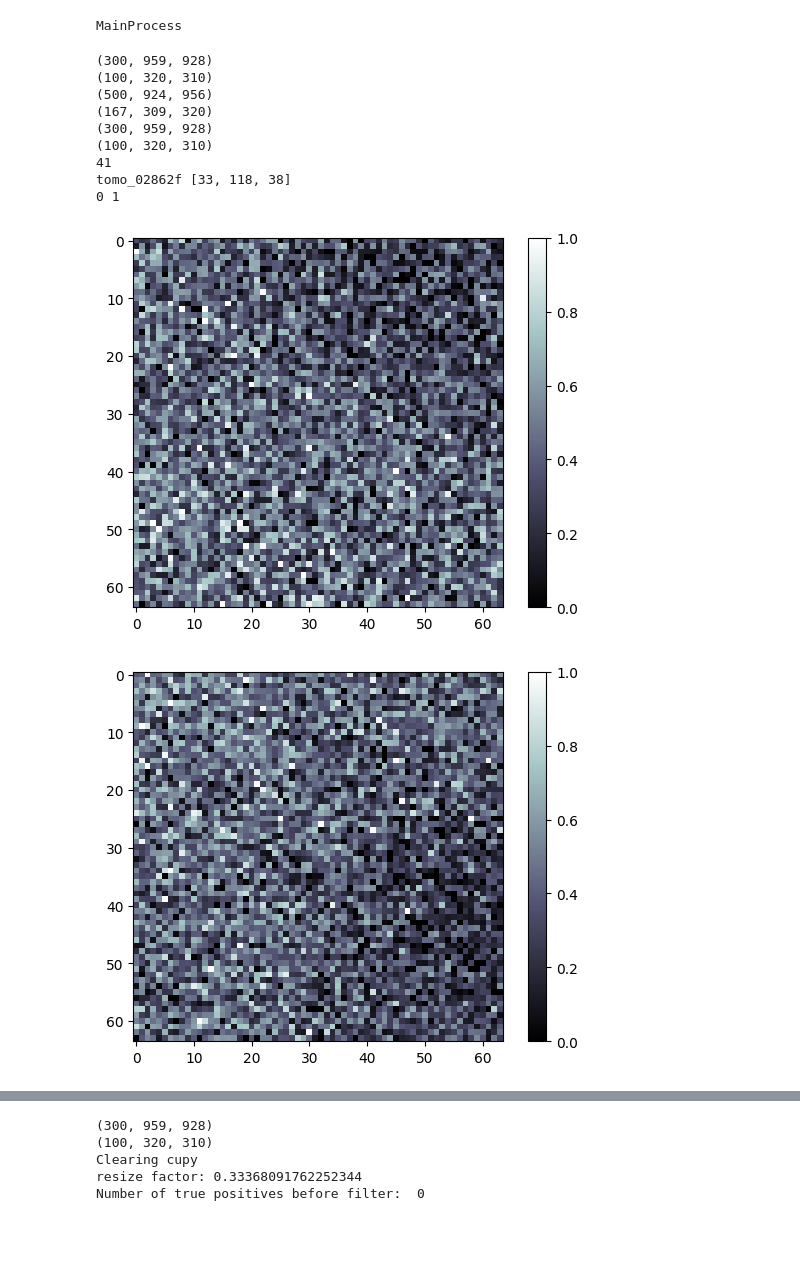
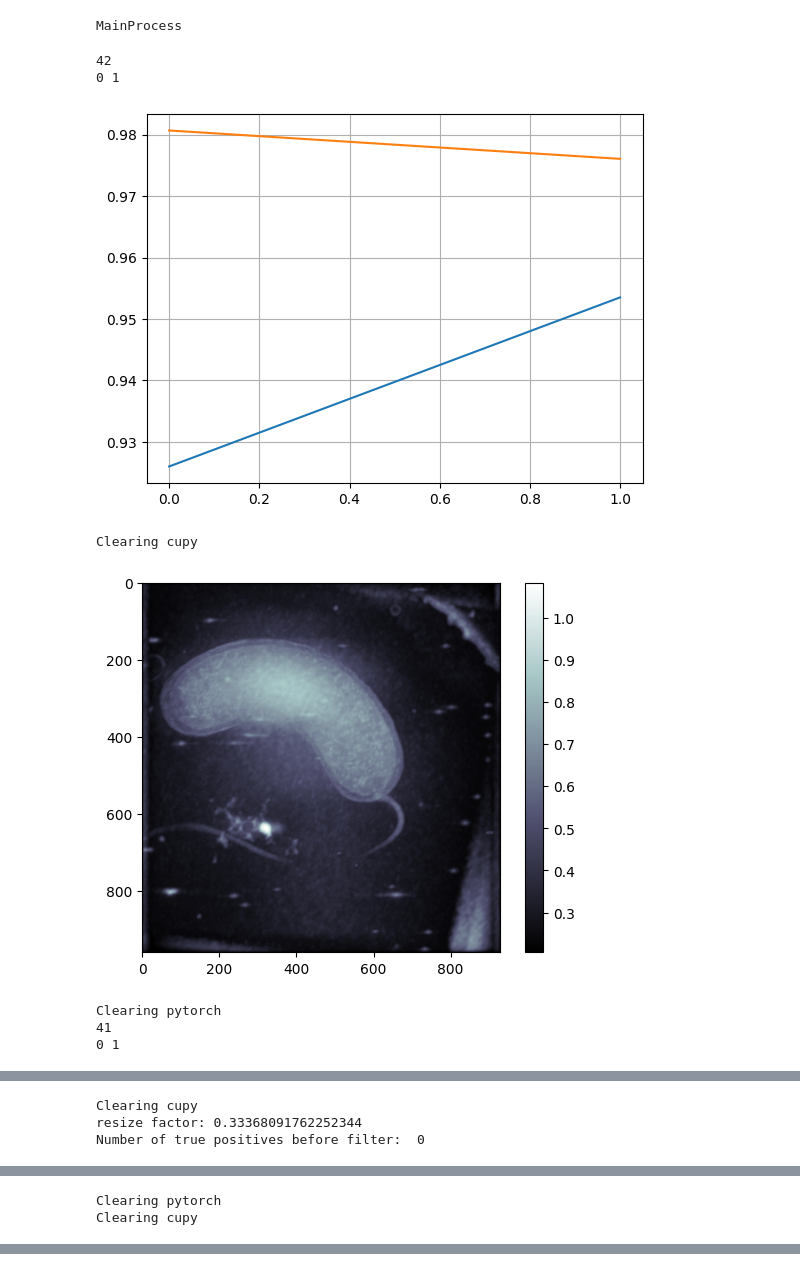
Before and after one commit to jcottaar/flagellar, a Jupyter notebook: run_tests.ipynb, the cells around one changed output, grey strips where cells are left out. Drawn from its saved outputs; the diff is of its cells as text; code cells hidden in the pictures; blank space fills up the shorter version.

Commit message:
Refactoring done for UNet, all tests passing

```diff
--- a/run_tests.ipynb
+++ b/run_tests.ipynb
@@ -9,17 +9,14 @@ MainProcess
 # %%
 import importlib
 importlib.reload(flg_test)
-flg_test.test_unet_alt(update_reference=False)
+#flg_test.test_unet_alt(update_reference=True)
 flg_test.run_all_tests(update_reference=False)
 # %% [output]
-(300, 959, 928)
-(100, 320, 310)
-(500, 924, 956)
-(167, 309, 320)
-(300, 959, 928)
-(100, 320, 310)
-41
-tomo_02862f [33, 118, 38]
+42
 0 1
-[figure, old version]
+[figure, new version]
+Clearing cupy
-[figure, old version]
+[figure, new version]
+Clearing pytorch
+41
+0 1
@@ -26,0 +24,3 @@ tomo_02862f [33, 118, 38]
+Clearing cupy
+resize factor: 0.33368091762252344
+Number of true positives before filter:  0
@@ -28,0 +29,2 @@ tomo_02862f [33, 118, 38]
+Clearing pytorch
+Clearing cupy
@@ -31,5 +31,0 @@ tomo_02862f [33, 118, 38]
-(300, 959, 928)
-(100, 320, 310)
-Clearing cupy
-resize factor: 0.33368091762252344
-Number of true positives before filter:  0
```
Also changed, not shown: parts of 3 cells of this notebook, 4 other files.
